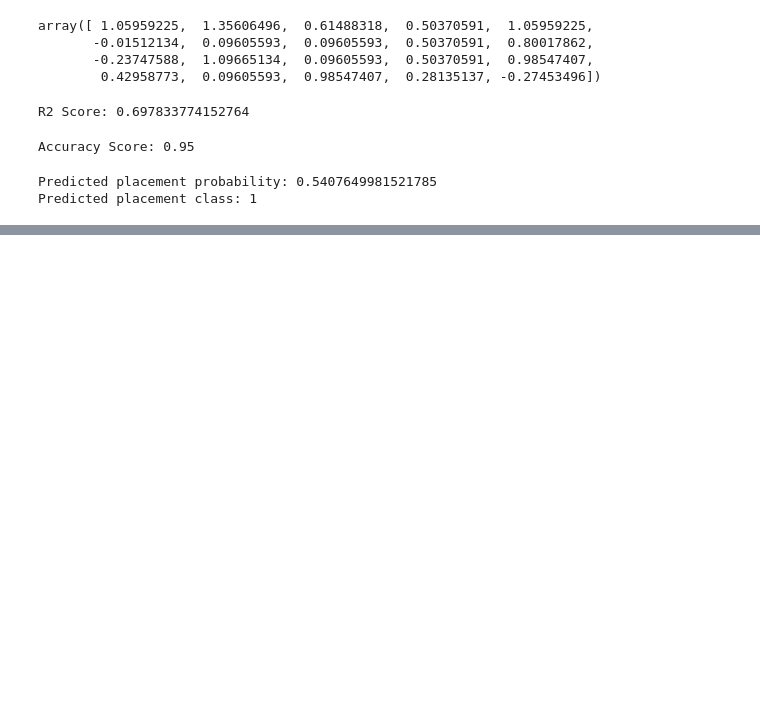
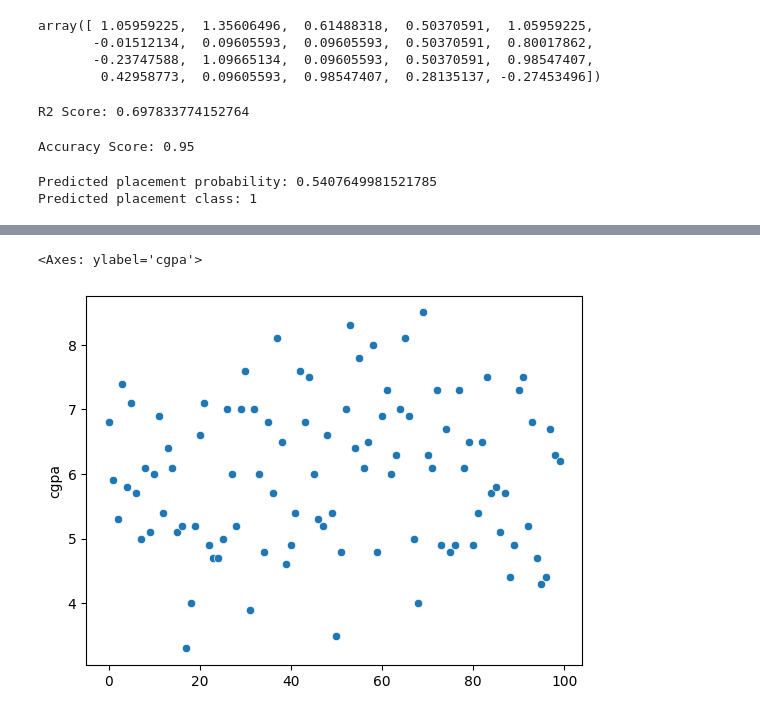
Before and after one commit to malik09-teach/batch-01, a Jupyter notebook: linear models/simple linear regression.ipynb, the cells around one changed output, grey strips where cells are left out. Drawn from its saved outputs; the diff is of its cells as text; code cells hidden in the pictures; blank space fills up the shorter version.

```diff
--- a/linear models/simple linear regression.ipynb
+++ b/linear models/simple linear regression.ipynb
@@ -67,0 +75,2 @@ Predicted placement class: 1
+# %%
+data =pd.read_csv(r"D:\BATCH 01\batch-01\linear models\placement.csv")
@@ -67,0 +86,8 @@ Predicted placement class: 1
+# %%
+x=data[['cgpa']]
+y=data['placement']
+# %%
+sns.scatterplot(x)
+# %% [output]
+<Axes: ylabel='cgpa'>
+[figure, added]
```
Also changed, not shown: parts of 16 cells of this notebook.
